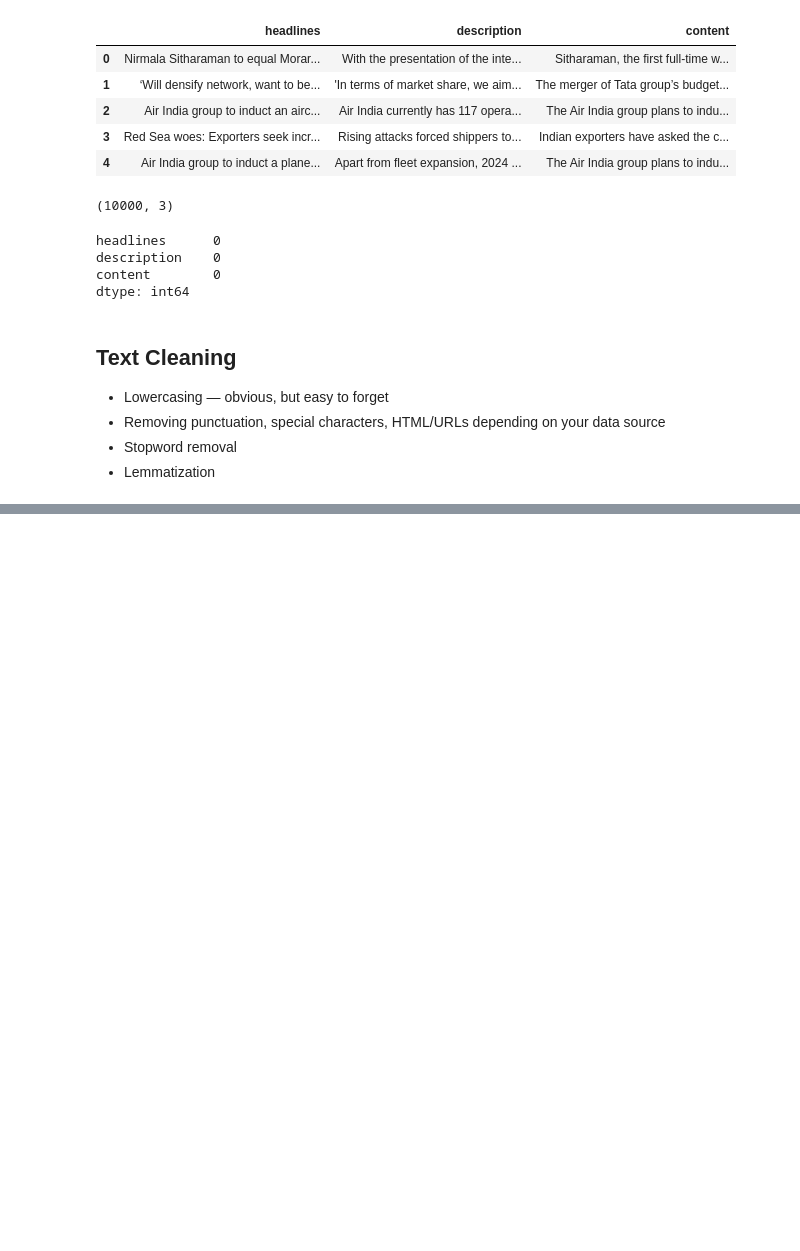
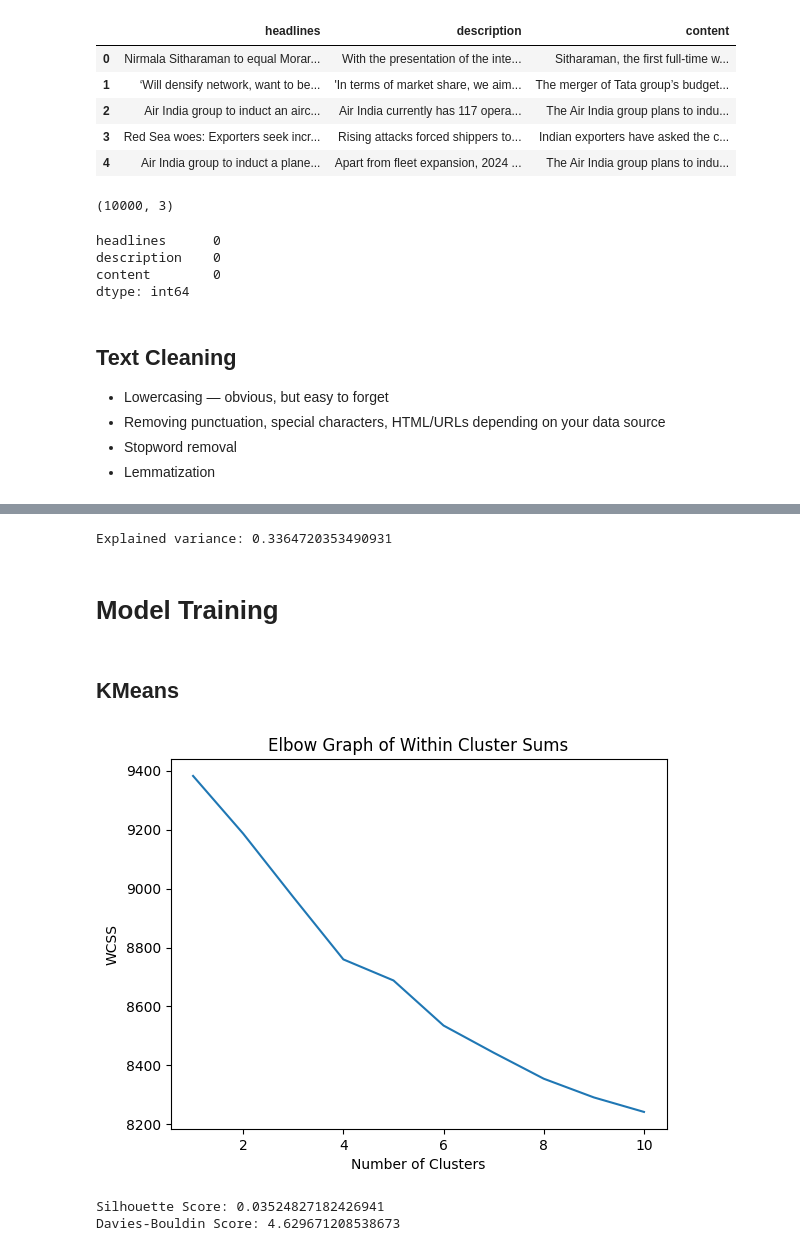
Before and after one commit to HusseinH214/Applied-Machine-Learning-Project-3, a Jupyter notebook: clustering.ipynb, the cells around one changed output, grey strips where cells are left out. Drawn from its saved outputs; the diff is of its cells as text; code cells hidden in the pictures; blank space fills up the shorter version.

Commit message:
Finsihed implementing 3 models

```diff
--- a/clustering.ipynb
+++ b/clustering.ipynb
@@ -121,0 +110,5 @@ len(text)
+# %%
+TF_IDF = TfidfVectorizer(max_df=0.95) # Cappping features to remove extreme outliers
+text = df2["Text"]
+vectorized_text = TF_IDF.fit_transform(text)
+vectorized_text
@@ -121,0 +120,5 @@ len(text)
+# %%
+svd = TruncatedSVD(n_components=500, random_state=6)
+svd.fit_transform(vectorized_text)
+#Using the cumulative sum we can find how much variance is explained by each number of components
+cumulative_variance = np.cumsum(svd.explained_variance_ratio_)
@@ -121,0 +129,29 @@ len(text)
+# %%
+components = 300
+svd_o = TruncatedSVD(n_components=components)
+reduced_matrix = svd_o.fit_transform(vectorized_text)
+norm = Normalizer(copy=False)
+reduced_matrix = norm.fit_transform(reduced_matrix)
+print(f"Explained variance: {svd_o.explained_variance_ratio_.sum()}")
+# %% [output]
+Explained variance: 0.3364720353490931
+# %% [markdown]
+# Model Training
+# %% [markdown]
+## KMeans
+# %%
+#The optimal k value was found using plotting
+wcss = []
+
+for i in range(1,11):
+    kmeans = KMeans(n_clusters=i, init="k-means++", random_state=6)
+    kmeans.fit(reduced_matrix)
+    wcss.append(kmeans.inertia_)
+# %%
+plt.plot(range(1,11),wcss)
+plt.title("Elbow Graph of Within Cluster Sums")
+plt.xlabel("Number of Clusters")
+plt.ylabel("WCSS")
+plt.show()
+# %% [output]
+[figure, added]
@@ -121,0 +163,6 @@ len(text)
+# %%
+print(f"Silhouette Score: {sil_score}")
+print(f"Davies-Bouldin Score: {dbs}")
+# %% [output]
+Silhouette Score: 0.03524827182426941
+Davies-Bouldin Score: 4.629671208538673
```
Also changed, not shown: parts of 20 cells of this notebook, 11 other files.
